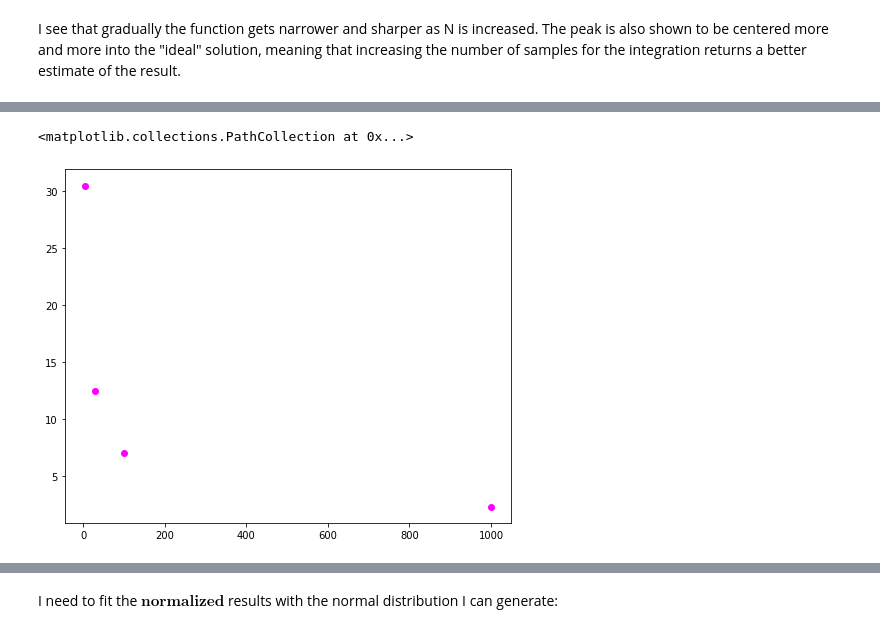
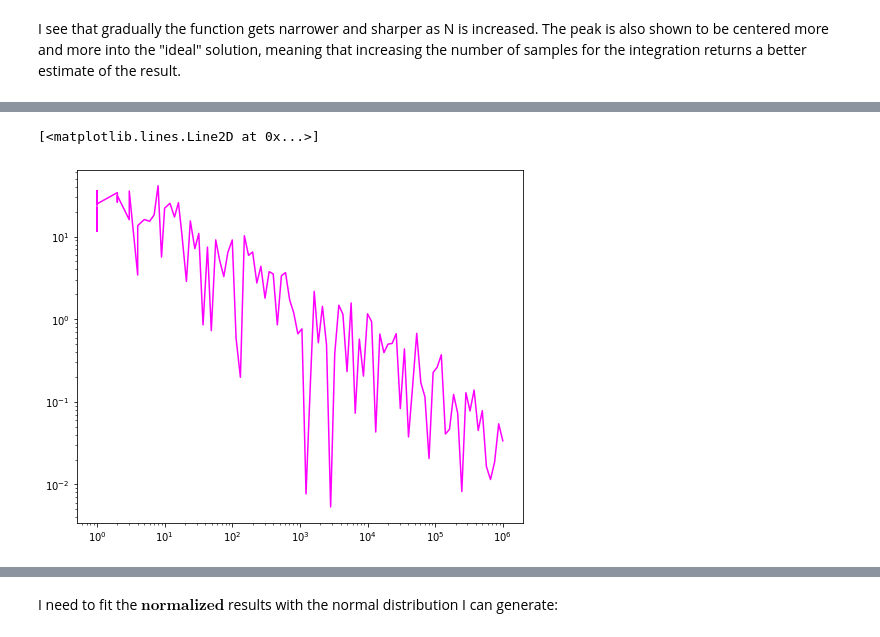
Before and after one commit to nicolegrillo/astrostatistics_bicocca_2023, a Jupyter notebook: working/A_gaussian_integral.ipynb, the cells around one changed output, grey strips where cells are left out. Cells and saved outputs as stored; diff of their text form; code cells hidden in the pictures.

```diff
--- a/working/A_gaussian_integral.ipynb
+++ b/working/A_gaussian_integral.ipynb
@@ -86,7 +91,7 @@ plt.legend();
 
 Now I will plot some distributions at different Ns to see how they change as N changes:
 # %%
-Ns = [5, 30, 100, 1000]
+Ns = [5, 30, 100, 1000, 10000]
 
 results_ns = {}
 error_ns = []
@@ -98,6 +103,4 @@ for ns in Ns:
     for i in range(0, n_times):
 
         results_ns[f"Ns = {ns}"].append(Monte_Carlo(sigma, ns))
-
-    error_ns.append(np.std(results_ns[f"Ns = {ns}"]))  # append the std deviation of distribution of estimates at Ns
 # %%
@@ -126,0 +129,2 @@ I now want to see how errors go down:
+# %%
+Ns_long = np.logspace(0,6,100,dtype=int)
@@ -127,7 +133,12 @@ I now want to see how errors go down:
+# %%
+# the tqdm element was taken from solutions because I wanted to see the % bar
+
+results_long = [Monte_Carlo(sigma, ns) for ns in tqdm(Ns_long)]
+errors_long = [np.abs(result - ideal_sol) for result in results_long]
 # %%
 plt.figure(figsize = (8, 6.5))
-plt.scatter(Ns, error_ns, c = 'magenta')
+plt.loglog(Ns_long, errors_long, c = 'magenta')
 # %% [output]
-<matplotlib.collections.PathCollection at 0x...>
+[<matplotlib.lines.Line2D at 0x...>]
-[figure, old version]
+[figure, new version]
 # %% [markdown]
```
Also changed, not shown: parts of 23 cells of this notebook.
